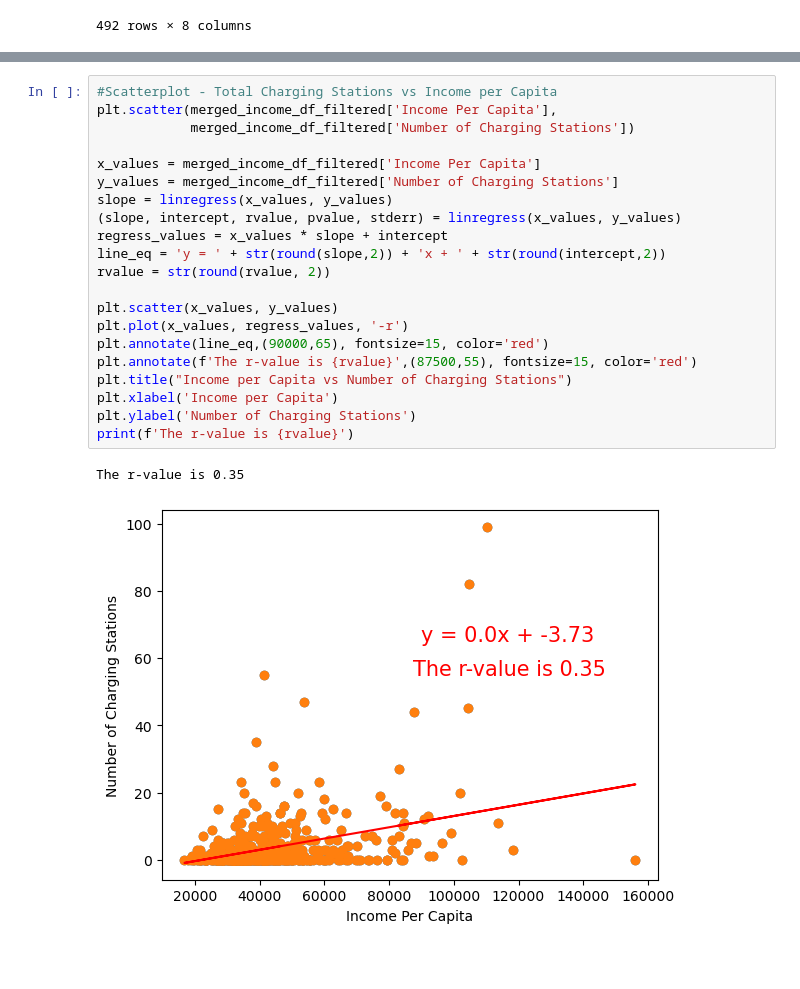
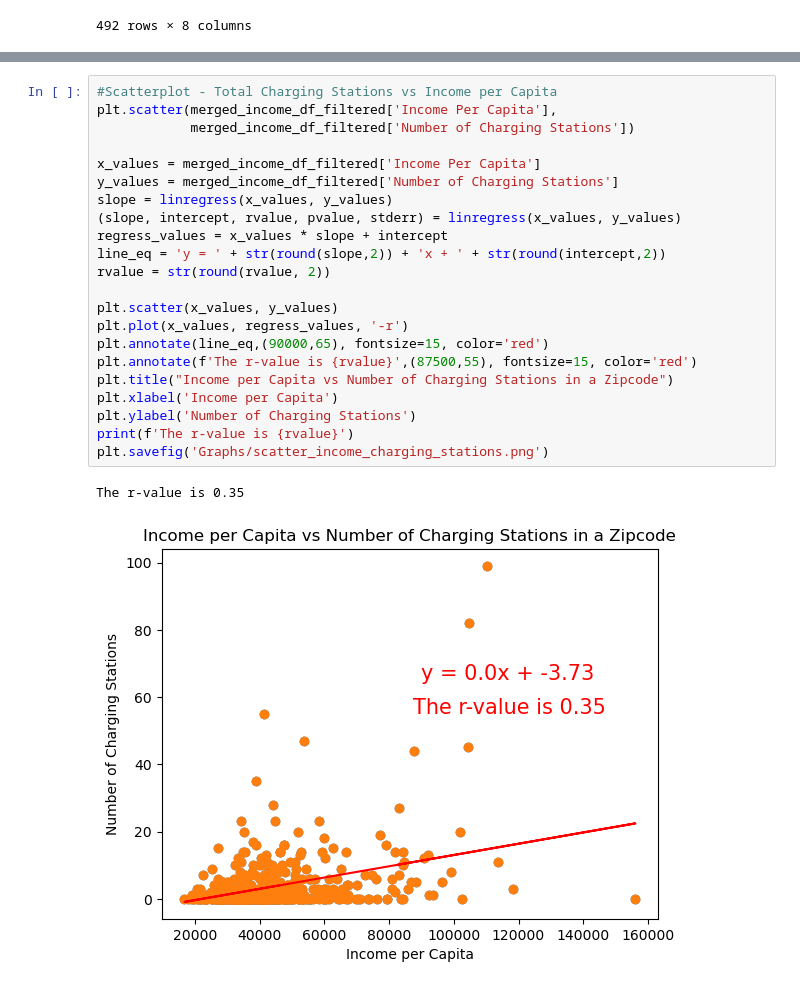
Before and after one commit to caelwillis/group-4-proj-1, a Jupyter notebook: final_visualisations.ipynb, the cells around one changed output, grey strips where cells are left out. Saved outputs shown, nothing was run; the diff lists cells and outputs as text; blank space fills up the shorter version.

Commit message:
3rd final graphs

```diff
--- a/final_visualisations.ipynb
+++ b/final_visualisations.ipynb
@@ -180,24 +184,25 @@ plt.show()
 # %%
 #Scatterplot - Total Charging Stations vs Income per Capita
 plt.scatter(merged_income_df_filtered['Income Per Capita'],
             merged_income_df_filtered['Number of Charging Stations'])
 
 x_values = merged_income_df_filtered['Income Per Capita']
 y_values = merged_income_df_filtered['Number of Charging Stations']
 slope = linregress(x_values, y_values)
 (slope, intercept, rvalue, pvalue, stderr) = linregress(x_values, y_values)
 regress_values = x_values * slope + intercept
 line_eq = 'y = ' + str(round(slope,2)) + 'x + ' + str(round(intercept,2))
 rvalue = str(round(rvalue, 2))
 
 plt.scatter(x_values, y_values)
 plt.plot(x_values, regress_values, '-r')
 plt.annotate(line_eq,(90000,65), fontsize=15, color='red')
 plt.annotate(f'The r-value is {rvalue}',(87500,55), fontsize=15, color='red')
-plt.title("Income per Capita vs Number of Charging Stations")
+plt.title("Income per Capita vs Number of Charging Stations in a Zipcode")
 plt.xlabel('Income per Capita')
 plt.ylabel('Number of Charging Stations')
 print(f'The r-value is {rvalue}')
+plt.savefig('Graphs/scatter_income_charging_stations.png')
 # %% [output]
 The r-value is 0.35
-[figure, old version]
+[figure, new version]
```
Also changed, not shown: parts of 2 cells of this notebook, 3 other files.
